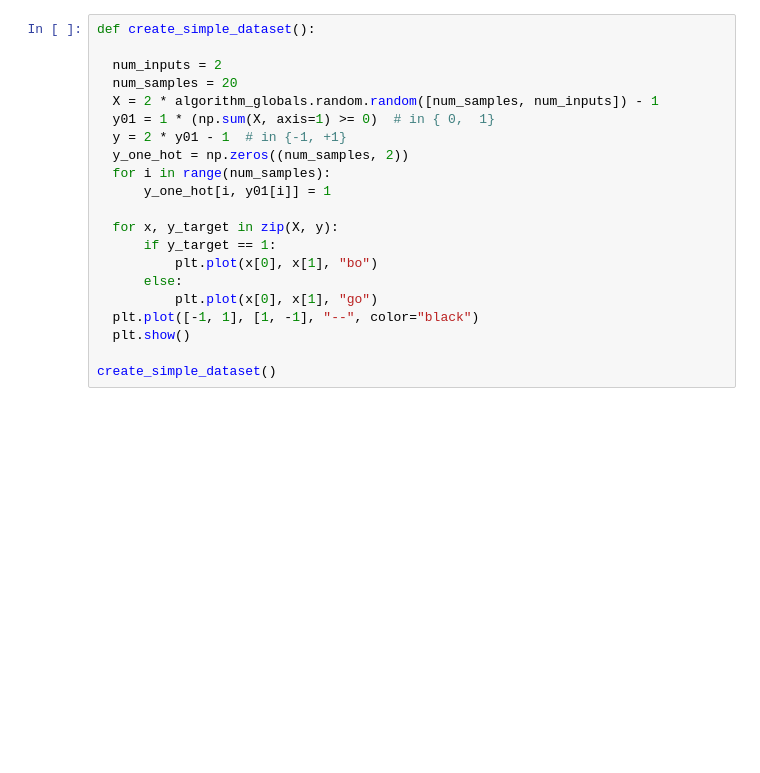
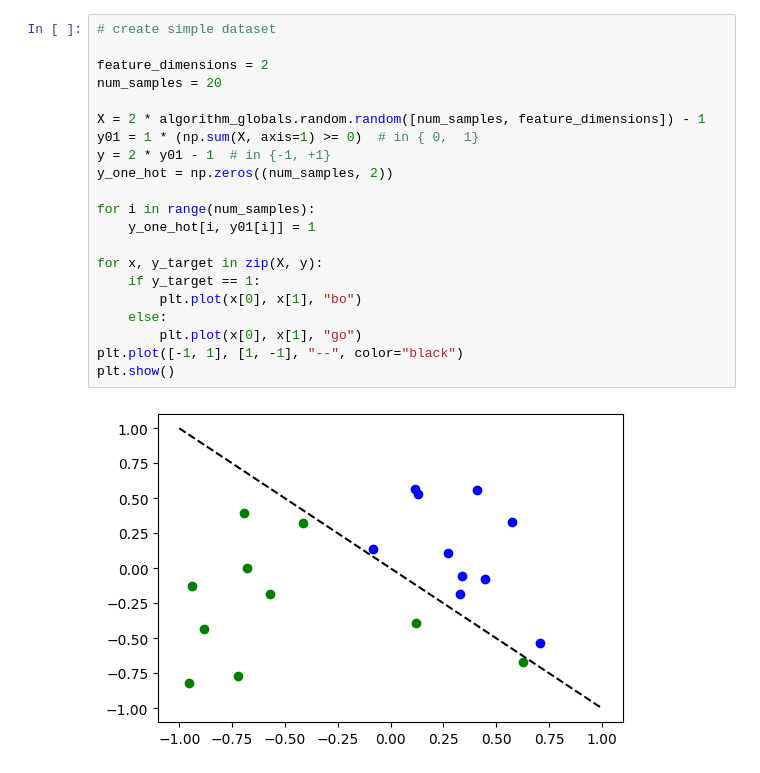
Before and after one commit to Sciform/sciform-hwz-rl-and-qml, a Jupyter notebook: quantum_neural_networks.ipynb, the cells around one changed output. Cells and saved outputs as stored; diff of their text form; blank space fills up the shorter version.

```diff
--- a/quantum_neural_networks.ipynb
+++ b/quantum_neural_networks.ipynb
@@ -42,21 +53,23 @@ ImportError: cannot import name 'BaseSampler' from 'qiskit.primitives' (/usr/loc
 # %%
-def create_simple_dataset():
+# create simple dataset
 
-  num_inputs = 2
-  num_samples = 20
-  X = 2 * algorithm_globals.random.random([num_samples, num_inputs]) - 1
-  y01 = 1 * (np.sum(X, axis=1) >= 0)  # in { 0,  1}
-  y = 2 * y01 - 1  # in {-1, +1}
-  y_one_hot = np.zeros((num_samples, 2))
-  for i in range(num_samples):
-      y_one_hot[i, y01[i]] = 1
+feature_dimensions = 2
+num_samples = 20
 
-  for x, y_target in zip(X, y):
-      if y_target == 1:
-          plt.plot(x[0], x[1], "bo")
-      else:
-          plt.plot(x[0], x[1], "go")
-  plt.plot([-1, 1], [1, -1], "--", color="black")
-  plt.show()
+X = 2 * algorithm_globals.random.random([num_samples, feature_dimensions]) - 1
+y01 = 1 * (np.sum(X, axis=1) >= 0)  # in { 0,  1}
+y = 2 * y01 - 1  # in {-1, +1}
+y_one_hot = np.zeros((num_samples, 2))
 
-create_simple_dataset()
+for i in range(num_samples):
+    y_one_hot[i, y01[i]] = 1
+
+for x, y_target in zip(X, y):
+    if y_target == 1:
+        plt.plot(x[0], x[1], "bo")
+    else:
+        plt.plot(x[0], x[1], "go")
+plt.plot([-1, 1], [1, -1], "--", color="black")
+plt.show()
+# %% [output]
+[figure, added]
```
Also changed, not shown: parts of 13 cells of this notebook.
